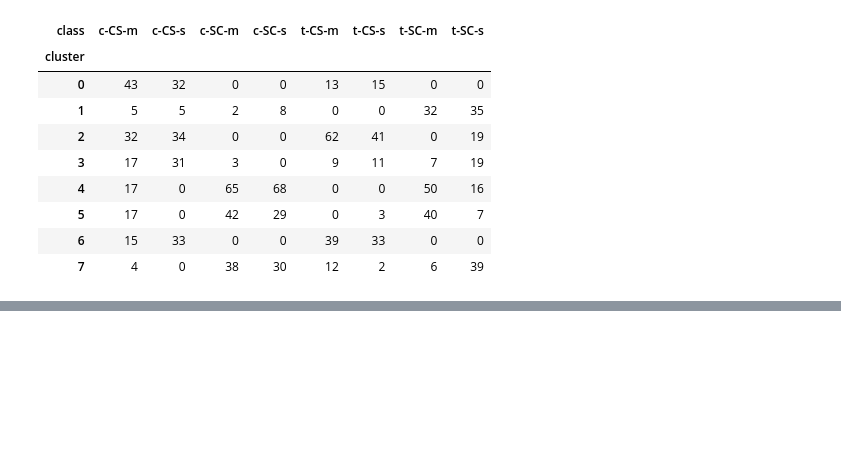
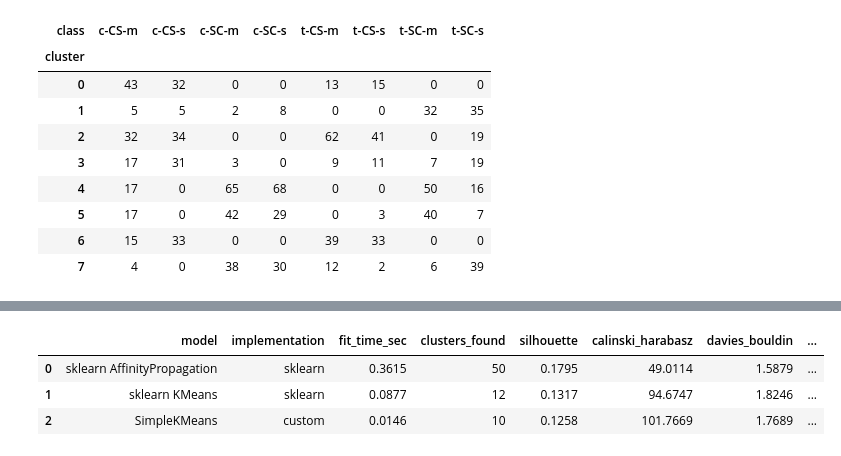
Before and after one commit to homka122/HomkaML, a Jupyter notebook: 1HW/hw1_mice_protein_clustering.ipynb, the cells around one changed output, grey strips where cells are left out. Saved outputs shown, nothing was run; the diff lists cells and outputs as text; code cells hidden in the pictures; blank space fills up the shorter version.

```diff
--- a/1HW/hw1_mice_protein_clustering.ipynb
+++ b/1HW/hw1_mice_protein_clustering.ipynb
@@ -470,0 +758,24 @@ pd.crosstab(
+# %%
+comparison_columns = [
+    "model",
+    "implementation",
+    "fit_time_sec",
+    "clusters_found",
+    "silhouette",
+    "calinski_harabasz",
+    "davies_bouldin",
+    "adjusted_rand",
+    "normalized_mutual_info",
+    "n_clusters",
+    "n_init",
+    "damping",
+    "preference_quantile",
+]
+
+best_model_comparison = best_runs[comparison_columns].reset_index(drop=True)
+best_model_comparison
+# %% [output]
+|  | model | implementation | fit_time_sec | clusters_found | silhouette | calinski_harabasz | davies_bouldin | ... |
+| 0 | sklearn AffinityPropagation | sklearn | 0.3615 | 50 | 0.1795 | 49.0114 | 1.5879 | ... |
+| 1 | sklearn KMeans | sklearn | 0.0877 | 12 | 0.1317 | 94.6747 | 1.8246 | ... |
+| 2 | SimpleKMeans | custom | 0.0146 | 10 | 0.1258 | 101.7669 | 1.7689 | ... |
```
Also changed, not shown: parts of 16 cells of this notebook, 1 other file.
